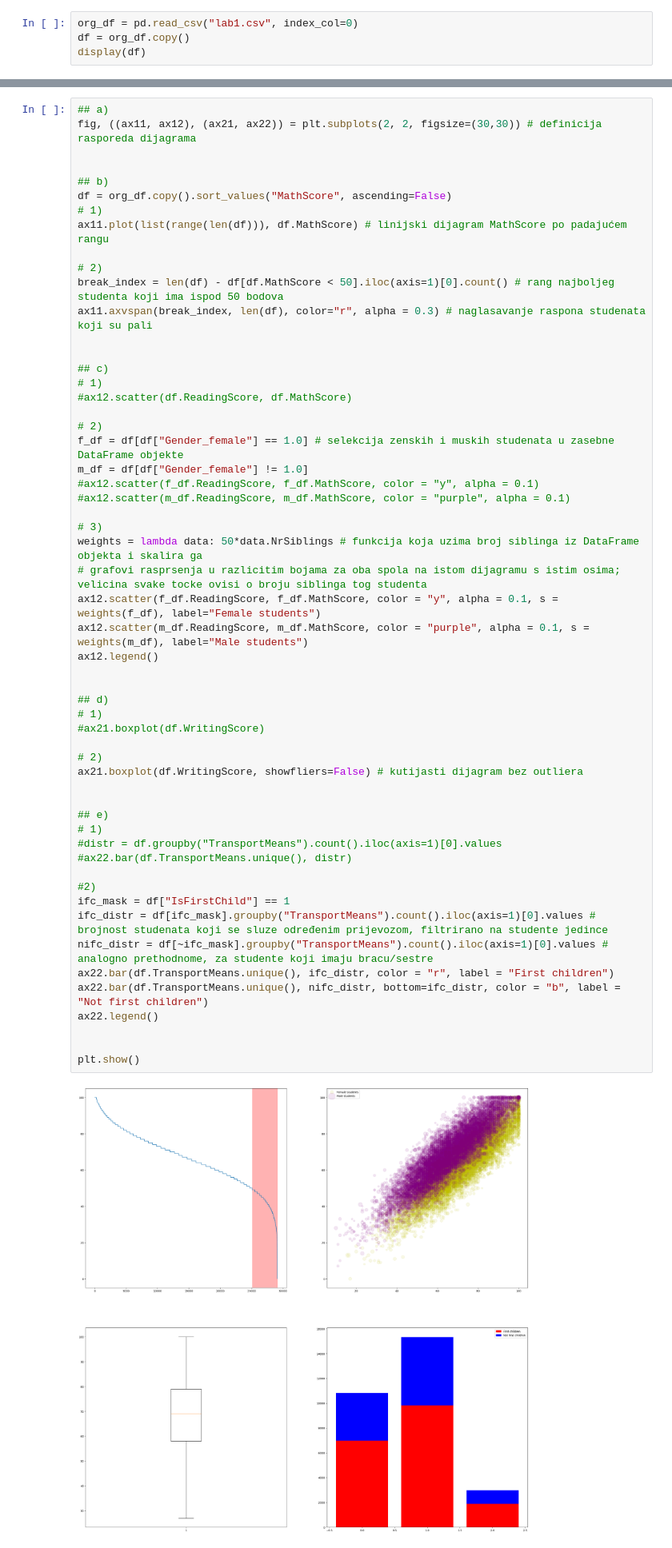
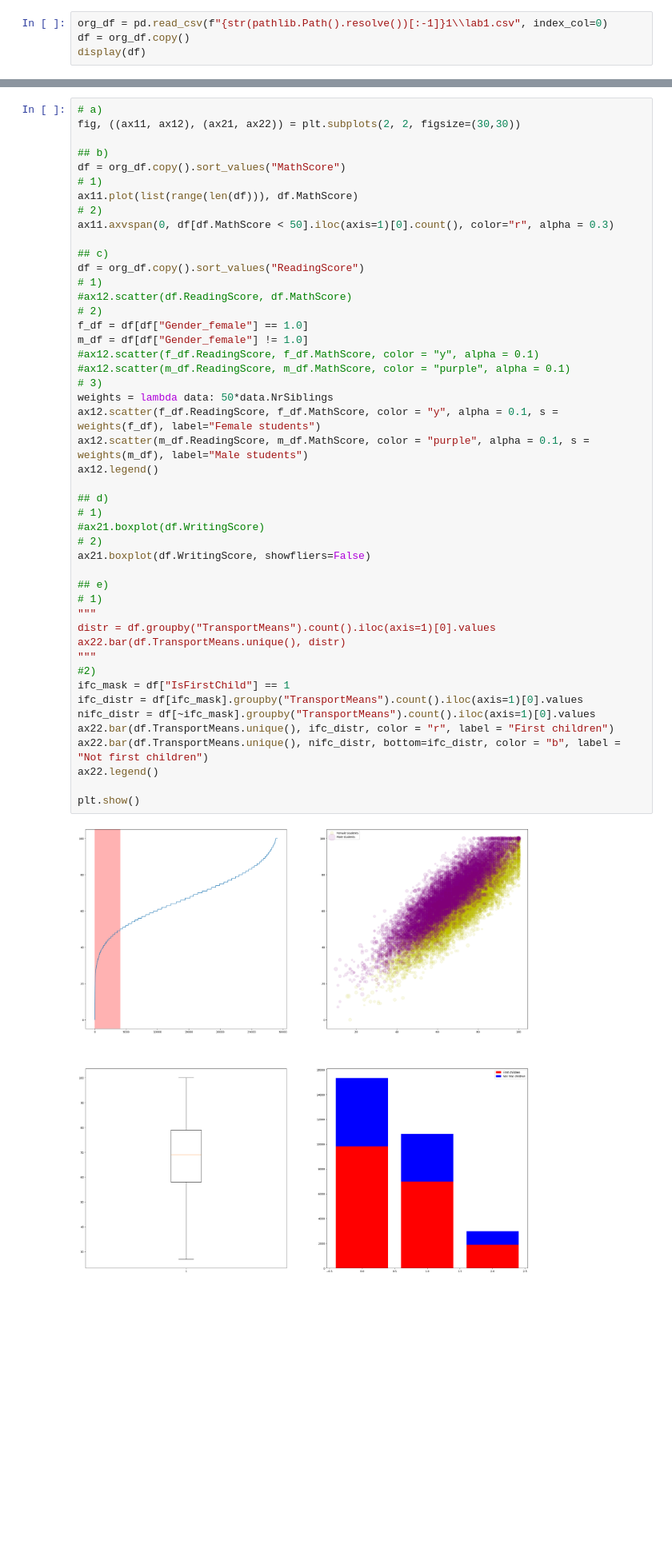
Before and after one commit to llist2020/Intro_to_DS, a Jupyter notebook: lab2/cogsci_lab2.ipynb, the cells around one changed output, grey strips where cells are left out. Shown at 80% size. Cells and saved outputs as stored; diff of their text form; blank space fills up the shorter version.

Commit message:
update path

```diff
--- a/lab2/cogsci_lab2.ipynb
+++ b/lab2/cogsci_lab2.ipynb
@@ -5,7 +6,7 @@ import seaborn as sns
 # %% [markdown]
 1. Load the cleaned dataset from the last exercise. If you haven't saved the dataset, rerun the first exercise and save the final dataset.
 # %%
-org_df = pd.read_csv("lab1.csv", index_col=0)
+org_df = pd.read_csv(f"{str(pathlib.Path().resolve())[:-1]}1\\lab1.csv", index_col=0)
 df = org_df.copy()
 display(df)
 # %% [output]
@@ -109,63 +111,54 @@ plt.show()
        1) Draw a bar plot of the number of students using each transportation method.
        2) Make the bar plot stacked by coloring the part of the bar representing the number of students which are first children in red and the ones who arent in blue. Add and display labels.
 # %%
-## a)
-fig, ((ax11, ax12), (ax21, ax22)) = plt.subplots(2, 2, figsize=(30,30)) # definicija rasporeda dijagrama
-
+# a)
+fig, ((ax11, ax12), (ax21, ax22)) = plt.subplots(2, 2, figsize=(30,30))
 
 ## b)
-df = org_df.copy().sort_values("MathScore", ascending=False)
+df = org_df.copy().sort_values("MathScore")
 # 1)
-ax11.plot(list(range(len(df))), df.MathScore) # linijski dijagram MathScore po padajućem rangu
-
+ax11.plot(list(range(len(df))), df.MathScore)
 # 2)
-break_index = len(df) - df[df.MathScore < 50].iloc(axis=1)[0].count() # rang najboljeg studenta koji ima ispod 50 bodova
-ax11.axvspan(break_index, len(df), color="r", alpha = 0.3) # naglasavanje raspona studenata koji su pali
-
+ax11.axvspan(0, df[df.MathScore < 50].iloc(axis=1)[0].count(), color="r", alpha = 0.3)
 
 ## c)
+df = org_df.copy().sort_values("ReadingScore")
 # 1)
 #ax12.scatter(df.ReadingScore, df.MathScore)
-
 # 2)
-f_df = df[df["Gender_female"] == 1.0] # selekcija zenskih i muskih studenata u zasebne DataFrame objekte
+f_df = df[df["Gender_female"] == 1.0]
 m_df = df[df["Gender_female"] != 1.0]
 #ax12.scatter(f_df.ReadingScore, f_df.MathScore, color = "y", alpha = 0.1)
 #ax12.scatter(m_df.ReadingScore, m_df.MathScore, color = "purple", alpha = 0.1)
-
 # 3)
-weights = lambda data: 50*data.NrSiblings # funkcija koja uzima broj siblinga iz DataFrame objekta i skalira ga
-# grafovi rasprsenja u razlicitim bojama za oba spola na istom dijagramu s istim osima; velicina svake tocke ovisi o broju siblinga tog studenta
+weights = lambda data: 50*data.NrSiblings
 ax12.scatter(f_df.ReadingScore, f_df.MathScore, color = "y", alpha = 0.1, s = weights(f_df), label="Female students")
 ax12.scatter(m_df.ReadingScore, m_df.MathScore, color = "purple", alpha = 0.1, s = weights(m_df), label="Male students")
 ax12.legend()
 
-
 ## d)
 # 1)
 #ax21.boxplot(df.WritingScore)
-
 # 2)
-ax21.boxplot(df.WritingScore, showfliers=False) # kutijasti dijagram bez outliera
-
+ax21.boxplot(df.WritingScore, showfliers=False)
 
 ## e)
 # 1)
-#distr = df.groupby("TransportMeans").count().iloc(axis=1)[0].values
-#ax22.bar(df.TransportMeans.unique(), distr)
-
+"""
+distr = df.groupby("TransportMeans").count().iloc(axis=1)[0].values
+ax22.bar(df.TransportMeans.unique(), distr)
+"""
 #2)
 ifc_mask = df["IsFirstChild"] == 1
-ifc_distr = df[ifc_mask].groupby("TransportMeans").count().iloc(axis=1)[0].values # brojnost studenata koji se sluze određenim prijevozom, filtrirano na studente jedince
-nifc_distr = df[~ifc_mask].groupby("TransportMeans").count().iloc(axis=1)[0].values # analogno prethodnome, za studente koji imaju bracu/sestre
+ifc_distr = df[ifc_mask].groupby("TransportMeans").count().iloc(axis=1)[0].values
+nifc_distr = df[~ifc_mask].groupby("TransportMeans").count().iloc(axis=1)[0].values
 ax22.bar(df.TransportMeans.unique(), ifc_distr, color = "r", label = "First children")
 ax22.bar(df.TransportMeans.unique(), nifc_distr, bottom=ifc_distr, color = "b", label = "Not first children")
 ax22.legend()
 
-
 plt.show()
 # %% [output]
-[figure, old version]
+[figure, new version]
 # %% [markdown]
 6. a) Using seaborn, display a heatmap of the correlation coefficients between the numeric features. <br>
    b) Set the figure size to 20 by 10. <br>
```
Also changed, not shown: parts of 6 cells of this notebook.
